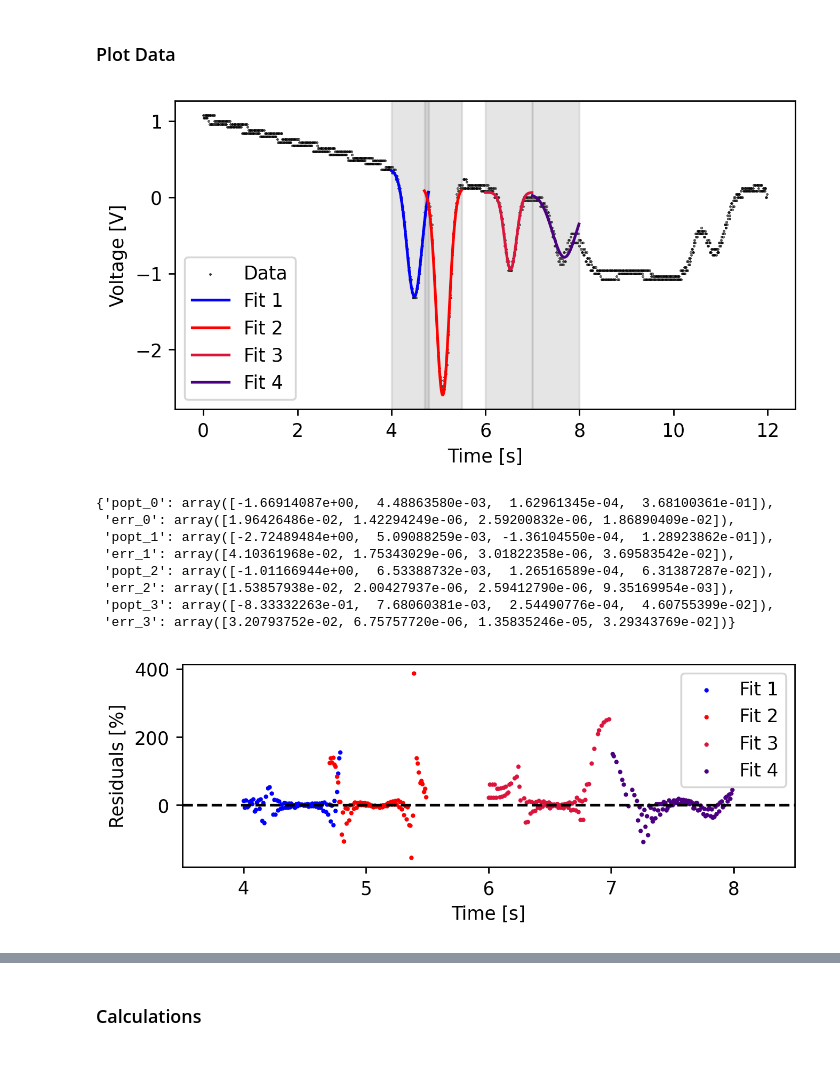
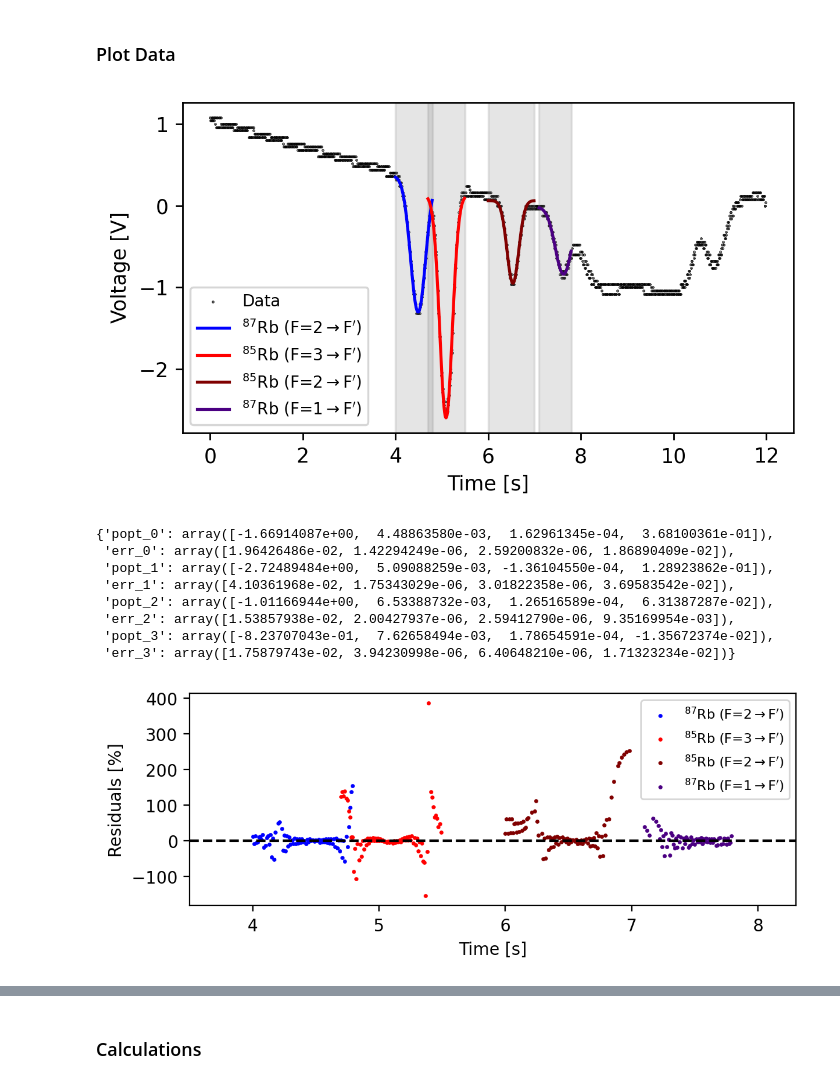
Before and after one commit to orpereira/PHYS469, a Jupyter notebook: saturation_spectroscopy/analysis_interim.ipynb, the cells around one changed output, grey strips where cells are left out. Drawn from its saved outputs; the diff is of its cells as text; code cells hidden in the pictures.

Commit message:
figure updates

```diff
--- a/saturation_spectroscopy/analysis_interim.ipynb
+++ b/saturation_spectroscopy/analysis_interim.ipynb
@@ -29,8 +29,9 @@ with open(file_list, 'r') as file_names:
                 break
 
         # Read data (skip header)
-        data = np.genfromtxt(user_path+file_path, skip_header=lines_to_skip, names=True, missing_values='nan', filling_values=0)
+        data = np.genfromtxt(user_path+file_path, skip_header=lines_to_skip, names=True, missing_values='_', filling_values=0)
         reshaped_data = np.vstack([data[field] for field in data.dtype.names]).T
+        # reshaped_data[reshaped_data == 0] = 0.000001
 
         # Add to a dict
         file_dict = {label: reshaped_data[:,i] for i,label in enumerate(data.dtype.names)}
@@ -45,44 +46,48 @@ def gaussian(x, a, b, c, d):
     return a * np.exp(-(x - b)**2 / (2 * c**2)) + d
 # %%
 time_multiplier = 1000
-colors = ['blue', 'red', 'crimson', 'indigo']
 
-# Get data slices for each dip
-slice_edges = np.array([0.004, 0.0048, 0.0047, 0.0055, 0.006, 0.007, 0.007, 0.008])
+# Get info for each dip
+colors = ['blue', 'red', 'maroon', 'indigo']
+fit_labels = [r'$^{87}$Rb (F=2$\to$F$^{\prime}$)', r'$^{85}$Rb (F=3$\to$F$^{\prime}$)', r'$^{85}$Rb (F=2$\to$F$^{\prime}$)', r'$^{87}$Rb (F=1$\to$F$^{\prime}$)']
+# fit_info = [[87,2],[85,3],[85,2],[87,1]]
+# Data slice
+slice_edges = np.array([0.004, 0.0048, 0.0047, 0.0055, 0.006, 0.007, 0.0071, 0.0078])
 slice_indices = [np.argmin(np.abs(edge - data_time)) for edge in slice_edges]
 
 # Figure
-plt.figure(figsize=(6,3), dpi=250)
+plt.figure(figsize=(5,3), dpi=250)
 
 # Plot data
 plt.scatter(data_time*time_multiplier, data_voltage, color='k', s=0.1, label = 'Data')
 
 # to vizualize the slices (we dont have to keep this, it was mostly for myself hehe)
 for start,stop in zip(slice_edges[:-1:2], slice_edges[1::2]):
     plt.axvspan(start*time_multiplier, stop*time_multiplier, color='gray', alpha=0.2)
 
 # Fit the data
 fit_dict = {}
 for i,(start,stop) in enumerate(zip(slice_indices[:-1:2], slice_indices[1::2])):
     popt, pcov = opt.curve_fit(gaussian, data_time[start:stop], data_voltage[start:stop],
                                p0=[-1, data_time[int((stop - start) / 2) + start], 0.0002, -1])
     # Add to dictionary
     fit_dict[f'popt_{i}'] = popt
     fit_dict[f'err_{i}'] = np.sqrt(np.diag(pcov))
     # Plot the fit
     fit_voltage = gaussian(data_time[start:stop], *popt)
-    plt.plot(data_time[start:stop]*time_multiplier, fit_voltage, label = f'Fit {i+1}', color=colors[i])
+    plt.plot(data_time[start:stop]*time_multiplier, fit_voltage, label=fit_labels[i], color=colors[i])
     # put params in plot legend instead?
 
 # Labels
 plt.xlabel('Time [s]')
 plt.ylabel('Voltage [V]')
-plt.legend()
+plt.legend(fontsize=8)
 
+plt.tight_layout()
 plt.savefig(user_path + '/PHYS469/saturation_spectroscopy/figures/voltage-time.png')
 plt.show()
 # %% [output]
-[figure, old version]
+[figure, new version]
 # %%
 fit_dict
 # %% [output]
@@ -92,24 +97,41 @@ fit_dict
  'err_1': array([4.10361968e-02, 1.75343029e-06, 3.01822358e-06, 3.69583542e-02]),
  'popt_2': array([-1.01166944e+00,  6.53388732e-03,  1.26516589e-04,  6.31387287e-02]),
  'err_2': array([1.53857938e-02, 2.00427937e-06, 2.59412790e-06, 9.35169954e-03]),
- 'popt_3': array([-8.33332263e-01,  7.68060381e-03,  2.54490776e-04,  4.60755399e-02]),
- 'err_3': array([3.20793752e-02, 6.75757720e-06, 1.35835246e-05, 3.29343769e-02])}
+ 'popt_3': array([-8.23707043e-01,  7.62658494e-03,  1.78654591e-04, -1.35672374e-02]),
+ 'err_3': array([1.75879743e-02, 3.94230998e-06, 6.40648210e-06, 1.71323234e-02])}
 # %%
-# plot residuals for the fits
-plt.figure(figsize=(6,2), dpi=250)
+plt.figure(figsize=(6,2.5), dpi=200)
+
+# Plot residuals for the fits
 for i,(start,stop) in enumerate(zip(slice_indices[:-1:2], slice_indices[1::2])):
-    fit_voltage = gaussian(data_time[start:stop], *fit_dict[f'popt_{i}'])
-    residuals = (data_voltage[start:stop] - fit_voltage) / data_voltage[start:stop] * 100
-    plt.scatter(data_time[start:stop]*time_multiplier, residuals, label = f'Fit {i+1}', s = 2, color=colors[i])
+    # Get data
+    data = data_voltage[start:stop]
+    time = data_time[start:stop]
+    # Get fit voltage
+    fit_voltage = gaussian(time, *fit_dict[f'popt_{i}'])
+    # Get indices where the data isnt 0
+    nonzero_indices = np.where(data != 0)
+    # Calculate % residuals
+    residuals = (data[nonzero_indices] - fit_voltage[nonzero_indices]) / data[nonzero_indices] * 100
+    plt.scatter(time[nonzero_indices]*time_multiplier, residuals, label=fit_labels[i], s=2, color=colors[i])
 
-plt.hlines(0, data_time[slice_indices[0]]*time_multiplier - 0.5, data_time[slice_indices[-1]]*time_multiplier + 0.5, color='k', linestyle='--')
-plt.xlim(data_time[slice_indices[0]]*time_multiplier - 0.5, data_time[slice_indices[-1]]*time_multiplier + 0.5)
+# x axis, in seconds
+start_time = data_time[slice_indices[0]]*time_multiplier
+stop_time = data_time[slice_indices[-1]]*time_multiplier
+plt.xlim(start_time - 0.5, stop_time + 0.5)
+plt.hlines(0, start_time - 0.5, stop_time + 0.5, color='k', linestyle='--')
+
+# Labels
 plt.xlabel('Time [s]')
 plt.ylabel('Residuals [%]')
-plt.legend(loc = 'upper right')
+# plt.ylim(-50,50)
+plt.legend(loc='upper right', fontsize=8)
+
+plt.tight_layout()
 plt.savefig(user_path + '/PHYS469/saturation_spectroscopy/figures/residuals.png')
+plt.show()
 # %% [output]
-[figure, old version]
+[figure, new version]
 # %%
 # all the fit value are saved in fit_dict, in order from left to right (see plot)
 # names are popt_0, err_0, popt_1, err_1, etc.
```
Also changed, not shown: parts of 3 cells of this notebook, 3 other files.
